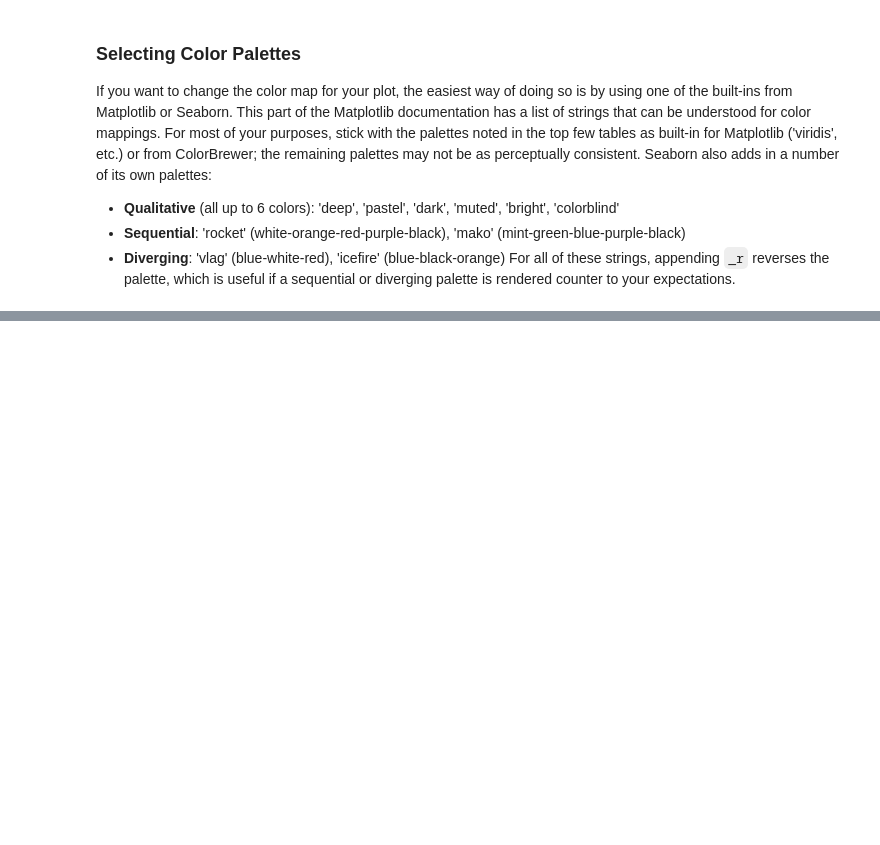
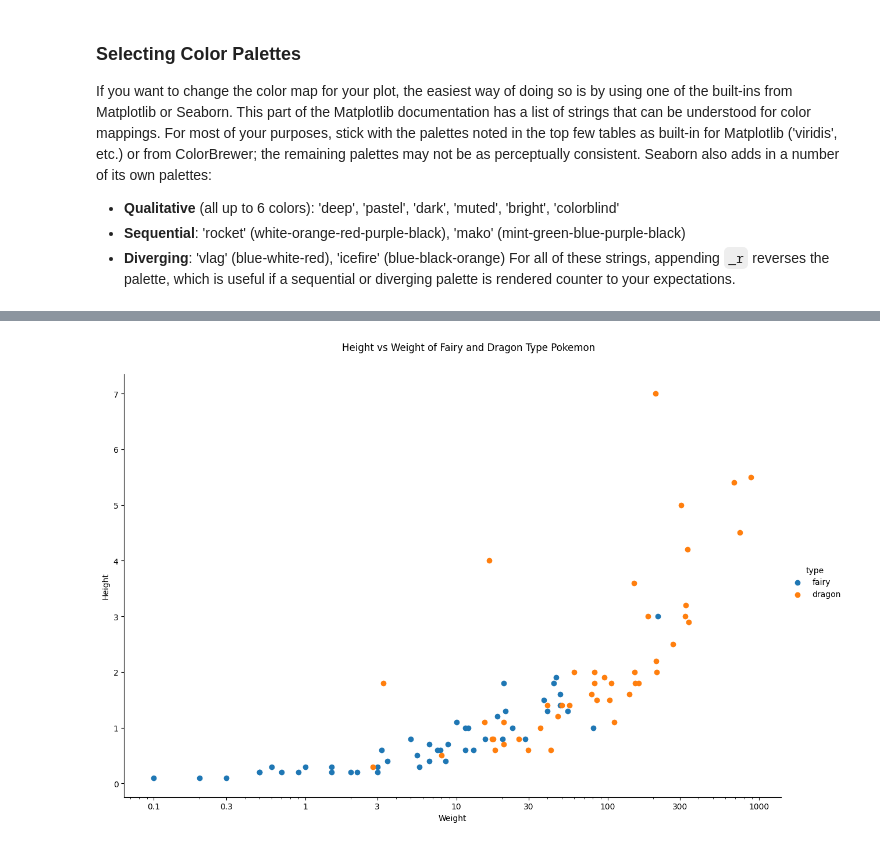
Before and after one commit to kisyular/data-visualization, a Jupyter notebook: Intro-Data-Visualization.ipynb, the cells around one changed output, grey strips where cells are left out. Saved outputs shown, nothing was run; the diff lists cells and outputs as text; code cells hidden in the pictures; blank space fills up the shorter version.

```diff
--- a/Intro-Data-Visualization.ipynb
+++ b/Intro-Data-Visualization.ipynb
@@ -1554,0 +1570,6 @@ For all of these strings, appending `_r` reverses the palette, which is useful i
+# %%
+# Melt the type columns into a single column
+type_cols = ['type_1', 'type_2']
+non_type_cols = pokemon.columns.difference(type_cols)
+melted_df = pokemon.melt(id_vars=non_type_cols, value_vars=type_cols, var_name='type_level', value_name='type').dropna()
+melted_df.head()
@@ -1554,0 +1586,4 @@ For all of these strings, appending `_r` reverses the palette, which is useful i
+# %%
+# Select the type where it is fairy or dragon using the query function and assign it to the variable fairy_dragon_df
+fairy_dragon_df = melted_df.query('type == "fairy" or type == "dragon"')
+fairy_dragon_df.head()
@@ -1554,0 +1597,14 @@ For all of these strings, appending `_r` reverses the palette, which is useful i
+# %%
+# Create a facetgrid
+g = sb.FacetGrid(data=fairy_dragon_df,  height=8, aspect=1.5, hue='type')
+g.map(plt.scatter, 'weight', 'height')
+g.set_axis_labels('Weight', 'Height')
+g.set_titles('{col_name}')
+g.fig.suptitle('Height vs Weight of Fairy and Dragon Type Pokemon', y=1.05)
+# Set scale to log x
+g.set(xscale='log')
+x_ticks = [0.1, 0.3, 1, 3, 10, 30, 100, 300, 1000]
+g.set(xticks=x_ticks, xticklabels=x_ticks)
+g.add_legend();
+# %% [output]
+[figure, added]
```
Also changed, not shown: parts of 10 cells of this notebook.
